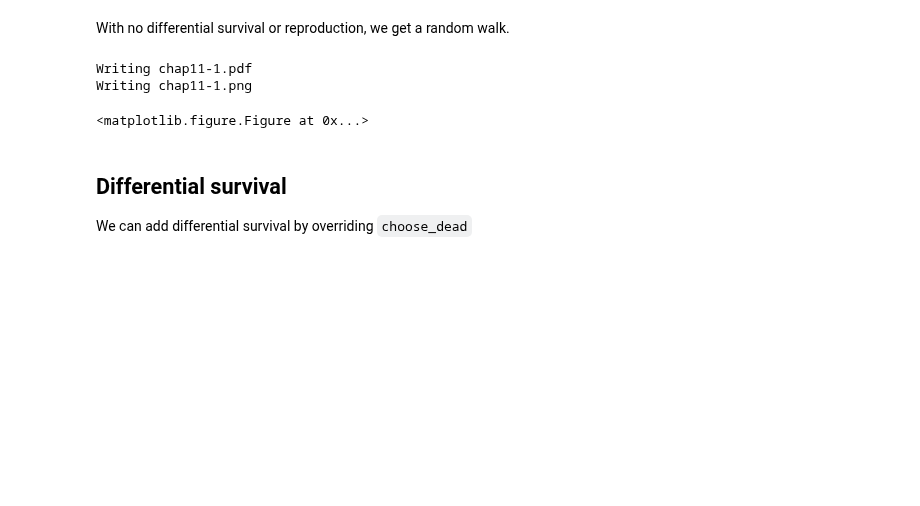
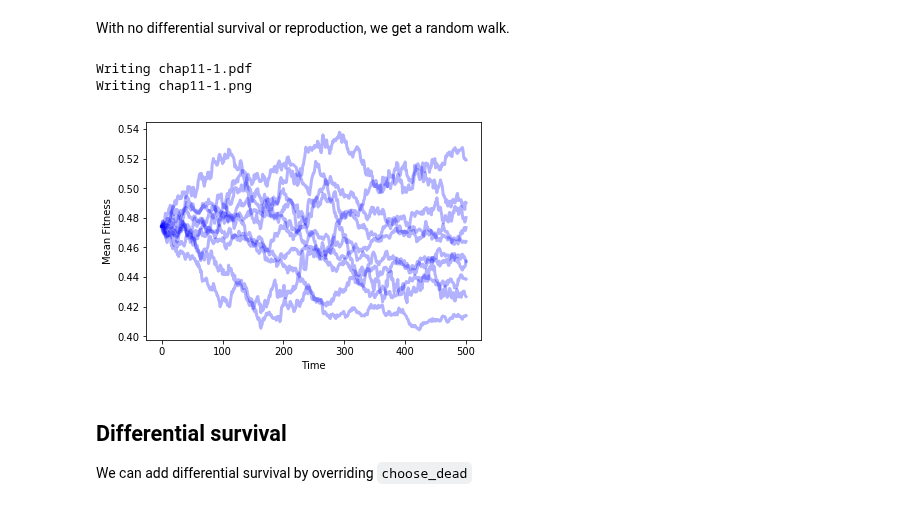
Before and after one commit to AllenDowney/ThinkComplexity2, a Jupyter notebook: code/chap11soln.ipynb, the cells around one changed output. Saved outputs shown, nothing was run; the diff lists cells and outputs as text; code cells hidden in the pictures; blank space fills up the shorter version.

```diff
--- a/code/chap11soln.ipynb
+++ b/code/chap11soln.ipynb
@@ -418,11 +418,11 @@ With no differential survival or reproduction, we get a random walk.
 # %%
 RandomSeed(17)
 plot_sims(fit_land, agent_maker1, Simulation, MeanFitness, color='blue')
-thinkplot.Save('chap11-1')
+thinkplot.save('chap11-1')
 # %% [output]
 Writing chap11-1.pdf
 Writing chap11-1.png
-<matplotlib.figure.Figure at 0x...>
+[figure, added]
 # %% [markdown]
 ## Differential survival
 
```
Also changed, not shown: parts of 14 cells of this notebook, 5 other files.
